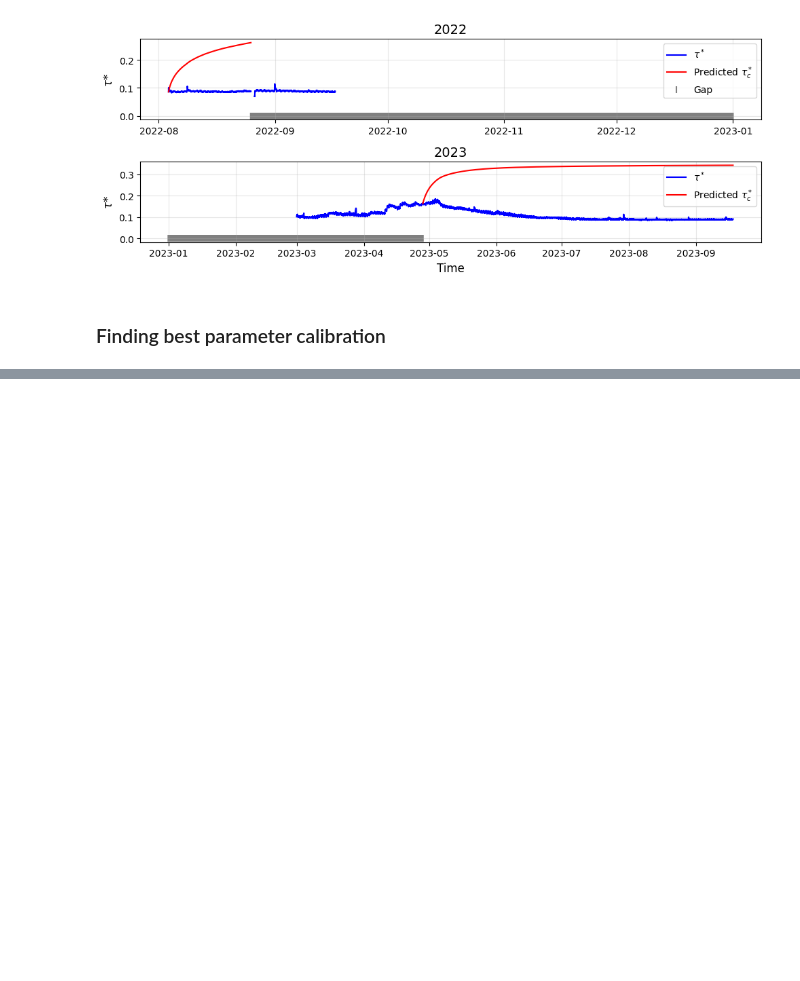
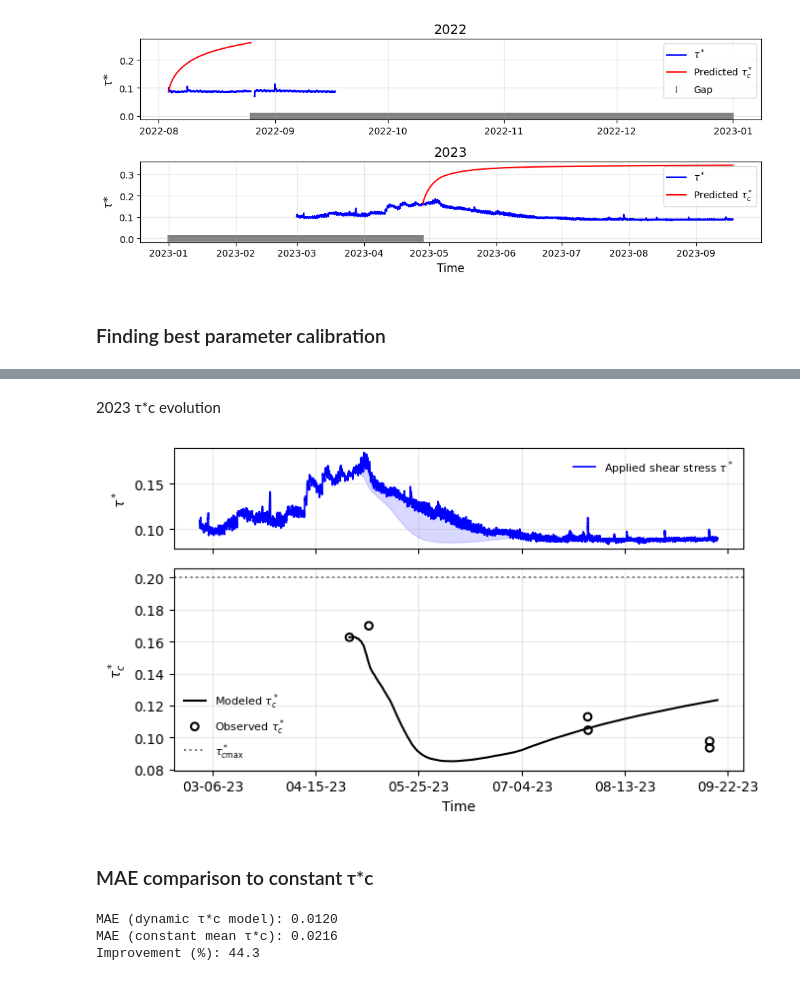
Before and after one commit to nicole-hucke/shear_stress_paper, a Jupyter notebook: antecedent_conditions/masteller2025_data/masteller_model/masteller_model.ipynb, the cells around one changed output, grey strips where cells are left out. Drawn from its saved outputs; the diff is of its cells as text; code cells hidden in the pictures; blank space fills up the shorter version.

```diff
--- a/antecedent_conditions/masteller2025_data/masteller_model/masteller_model.ipynb
+++ b/antecedent_conditions/masteller2025_data/masteller_model/masteller_model.ipynb
@@ -329,0 +393,59 @@ plt.show()
+# %% [markdown]
+2023 τ*c evolution
+# %%
+mask = (time_to_index.index.year == 2023) & (time_to_index.index < '2023-09-30')
+tau_2023 = tau_star_series[mask]
+tauc_2023 = tau_c_pred_series[mask]
+obs_tauc_2023 = tauc_events.loc[(tauc_events.index.year == 2023) & (tauc_events.index < '2023-09-30'), "tauc"]
+tau_c_max = 0.2
+
+# create figure with two stacked panels
+fig, (ax1, ax2) = plt.subplots(2, 1, figsize=(7, 4), sharex=True, gridspec_kw={"height_ratios": [1, 2]})
+
+
+# TOP PANEL: applied shear stress τ*
+ax1.plot(tau_2023.index, tau_2023, color="blue", linewidth=1.2, label=r"Applied shear stress $\tau^*$")
+ax1.fill_between(tau_2023.index, tau_2023, tauc_2023, where=(tau_2023 > tauc_2023), alpha=0.15, interpolate=True, color='blue')
+
+ax1.set_ylabel(r"$\tau^*$")
+ax1.legend(frameon=False, fontsize=8)
+ax1.grid(True, alpha=0.3)
+
+# BOTTOM PANEL: τ*c evolution
+ax2.plot(tauc_2023.index, tauc_2023, color="black", linewidth=1.5, label=r"Modeled $\tau^*_c$")
+ax2.scatter(obs_tauc_2023.index, obs_tauc_2023, facecolors="none", edgecolors="black", s=30,
+            linewidth=1.5, label=r"Observed $\tau^*_c$") # scatter observed τ*c values
+ax2.axhline(tau_c_max, color="gray", linestyle=":", linewidth=1.5, label=r"$\tau^*_{c\max}$") # τ*c max reference line
+
+ax2.set_ylabel(r"$\tau^*_c$")
+ax2.set_xlabel("Time")
+ax2.legend(frameon=False, fontsize=8)
+ax2.xaxis.set_major_locator(mdates.DayLocator(interval=40))  # show every 3 days
+ax2.xaxis.set_major_formatter(mdates.DateFormatter('%m-%d-%y'))  # format as month-day
+ax2.grid(True, alpha=0.3)
+
+plt.tight_layout()
+plt.show()
+# %% [output]
+[figure, added]
+# %% [markdown]
+### MAE comparison to constant τ*c
+# %%
+# constant (mean) τ*c baseline
+tau_c_mean = np.nanmean(tau_c_obs)
+# "predicted" τ*c assuming constant mean
+tau_c_const_pred = np.full_like(tau_c_obs, tau_c_mean)
+# extract modeled τ*c at events
+tau_c_model_pred = test[event_indices]
+
+# Compute MAE
+mae_model = np.nanmean(np.abs(tau_c_model_pred - tau_c_obs))
+mae_const = np.nanmean(np.abs(tau_c_const_pred - tau_c_obs))
+
+print(f"MAE (dynamic τ*c model): {mae_model:.4f}")
+print(f"MAE (constant mean τ*c): {mae_const:.4f}")
+print(f"Improvement (%): {(1 - mae_model / mae_const) * 100:.1f}")
+# %% [output]
+MAE (dynamic τ*c model): 0.0120
+MAE (constant mean τ*c): 0.0216
+Improvement (%): 44.3
```
Also changed, not shown: parts of 14 cells of this notebook, 4 other files.
